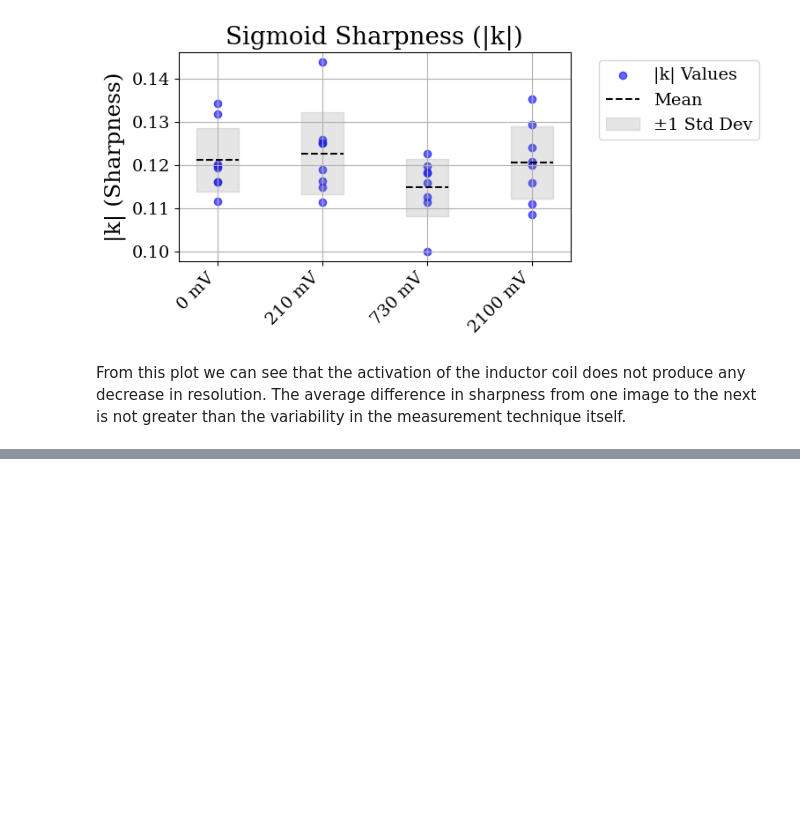
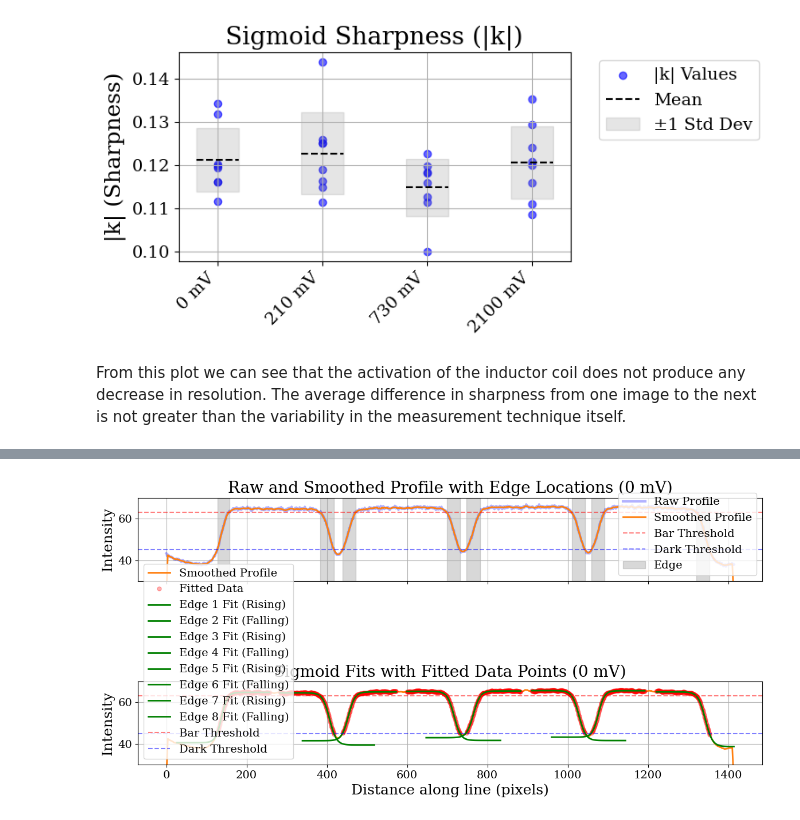
Before and after one commit to ondrejdyck/Knife-Edge-Analysis, a Jupyter notebook: Knife_Edge_Analysis.ipynb, the cells around one changed output, grey strips where cells are left out. Cells and saved outputs as stored; diff of their text form; code cells hidden in the pictures; blank space fills up the shorter version.

```diff
--- a/Knife_Edge_Analysis.ipynb
+++ b/Knife_Edge_Analysis.ipynb
@@ -756,3 +756,95 @@ plt.show()
 [figure]
 # %% [markdown]
 From this plot we can see that the activation of the inductor coil does not produce any decrease in resolution. The average difference in sharpness from one image to the next is not greater than the variability in the measurement technique itself.
+# %%
+
+# Get data for 0 mV case (index 0 in results_all)
+result = results_all[0]  # 0 mV image
+image_path = result['image_path']
+edge_positions = result['edge_positions']
+smoothed_profile = result['smoothed_profile']
+distances = result['distances']
+dark_crossings = result['dark_crossings']
+bar_crossings = result['bar_crossings']
+
+
+# Create stacked plots
+fig, (ax1, ax2) = plt.subplots(2, 1, figsize=(12, 6), sharex=True)
+
+# Top plot: Raw and smoothed profiles with edge locations
+ax1.plot(distances, profile1, label='Raw Profile', alpha=0.3, linewidth=3, color='blue')
+ax1.plot(distances, smoothed_profile, label='Smoothed Profile', linewidth=2, color='tab:orange')
+ax1.axhline(bar_threshold, color='r', linestyle='--', alpha=0.5, label='Bar Threshold')
+ax1.axhline(dark_threshold, color='b', linestyle='--', alpha=0.5, label='Dark Threshold')
+
+for edge_idx, width, idx_start, idx_end, is_rising in edge_positions:
+    ax1.axvspan(distances[idx_start], distances[idx_end], color='gray', alpha=0.3,
+                label='Edge' if edge_idx == edge_positions[0][0] else None)
+
+ax1.set_title('Raw and Smoothed Profile with Edge Locations (0 mV)')
+ax1.set_ylabel('Intensity')
+ax1.set_ylim(30,70)
+ax1.legend()
+ax1.grid(True)
+
+# Bottom plot: Smoothed profile, fitted data points, and sigmoid fits
+ax2.plot(distances, smoothed_profile, color='tab:orange', linestyle='-', label='Smoothed Profile', alpha=1, linewidth=2)
+
+for i, (edge_idx, width, idx_start, idx_end, is_rising) in enumerate(edge_positions):
+    # Define fitting window (asymmetric, bright region only)
+    if is_rising:
+        fit_start = dark_crossings[i]
+        fit_end = bar_crossings[i] + added_fit
+    else:
+        fit_start = bar_crossings[i] - added_fit
+        fit_end = dark_crossings[i]
+
+    # Ensure indices are within bounds
+    fit_start = max(0, fit_start)
+    fit_end = min(len(smoothed_profile), fit_end + 1)
+
+    if fit_end <= fit_start:
+        continue
+
+    # Plot fitted data points
+    x_data = distances[fit_start:fit_end]
+    y_data = smoothed_profile[fit_start:fit_end]
+    ax2.plot(x_data, y_data, 'ro', label='Fitted Data' if i == 0 else None, alpha=0.3, markersize=5)
+
+    # Recalculate sigmoid fit
+    L_init = bar_threshold - dark_threshold
+    k_init = 0.1 if is_rising else -0.1
+    x0_init = (idx_start + idx_end) / 2
+    A_init = dark_threshold
+    p0 = [L_init, k_init, x0_init, A_init]
+
+    try:
+        popt, _ = curve_fit(sigmoid, x_data, y_data, p0=p0, maxfev=1000)
+        # Define symmetric plotting range
+        plot_start = min(idx_start, idx_end) - added_fit
+        plot_end = max(idx_start, idx_end) + added_fit
+        plot_start = max(0, plot_start)
+        plot_end = min(len(smoothed_profile), plot_end + 1)
+
+        # Plot sigmoid fit
+        x_fit = np.linspace(distances[plot_start], distances[plot_end-1], 100)
+        y_fit = sigmoid(x_fit, *popt)
+        ax2.plot(x_fit, y_fit, 'g-', label=f"Edge {i+1} Fit ({'Rising' if is_rising else 'Falling'})", linewidth=2)
+    except RuntimeError:
+        print(f"Edge {i+1} skipped due to fitting failure")
+
+ax2.axhline(bar_threshold, color='r', linestyle='--', alpha=0.5, label='Bar Threshold')
+ax2.axhline(dark_threshold, color='b', linestyle='--', alpha=0.5, label='Dark Threshold')
+ax2.set_title('Sigmoid Fits with Fitted Data Points (0 mV)')
+ax2.set_xlabel('Distance along line (pixels)')
+ax2.set_ylabel('Intensity')
+ax2.set_ylim(30,70)
+ax2.legend()
+ax2.grid(True)
+
+plt.tight_layout()
+plt.gcf().canvas.draw()
+#plt.savefig('summary_plot_0mV.svg', bbox_inches='tight', format='svg')
+print("Saved plot to summary_plot_0mV.svg")
+plt.show()
+# %% [output]
@@ -758,0 +852 @@ From this plot we can see that the activation of the inductor coil does not prod
+[figure, added]
```
Also changed, not shown: parts of 4 cells of this notebook.
